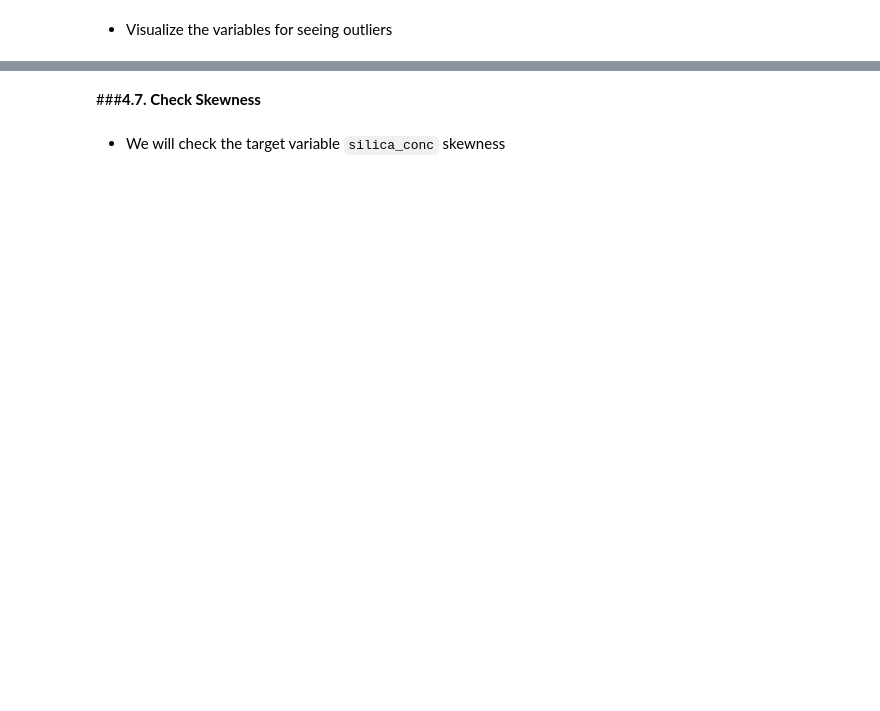
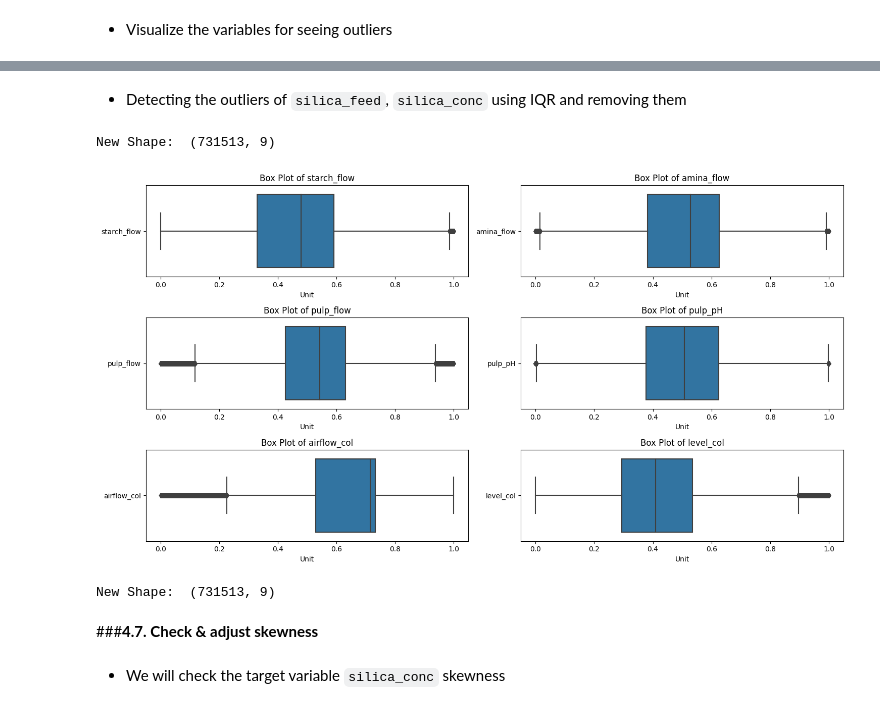
Before and after one commit to ArifAygun/Iron-Ore-Froth-Flotation-Quality-Prediction, a Jupyter notebook: AA_Iron_Ore_Froth_Flotation_Quality_Prediction.ipynb, the cells around one changed output, grey strips where cells are left out. Saved outputs shown, nothing was run; the diff lists cells and outputs as text; code cells hidden in the pictures; blank space fills up the shorter version.

````diff
--- a/AA_Iron_Ore_Froth_Flotation_Quality_Prediction.ipynb
+++ b/AA_Iron_Ore_Froth_Flotation_Quality_Prediction.ipynb
@@ -426,9 +391,0 @@ for i in range(1,5):
-# %%
-q75, q25 = np.percentile(flotation['silica_conc'].dropna(),[75 ,25])
-IQR = q75 - q25
-threshold_values=[]
-for threshold_value in np.arange(1,5,0.5):
-    min_value = q25 - (IQR*threshold_value)
-    max_value = q75 + (IQR*threshold_value)
-    outlier_value_number = len((np.where((flotation['silica_conc'].dropna() > max_value)| (flotation['silica_conc'].dropna() < min_value))[0]))
-    threshold_values.append({'threshold_value': threshold_value,'outlier_value_number': outlier_value_number})
@@ -519,5 +392,74 @@ for variable in variables:
+# %% [markdown]
+- Detecting the outliers  of ```silica_feed```, ```silica_conc``` using IQR and removing them
+# %%
+variables = ["silica_feed", "silica_conc"]
+
+for variable in variables:
+    # Calculate the upper and lower limits
+    Q1 = flotation[variable].quantile(0.25)
+    Q3 = flotation[variable].quantile(0.75)
+    IQR = Q3 - Q1
+    lower = Q1 - 1.5 * IQR
+    upper = Q3 + 1.5 * IQR
+
+    # Create arrays of Boolean values indicating the outlier rows
+    upper_array = np.where(flotation[variable] >= upper)[0]
+    lower_array = np.where(flotation[variable] <= lower)[0]
+
+    # Removing the outliers
+    flotation.drop(index=upper_array, inplace=True)
+    flotation.drop(index=lower_array, inplace=True)
+
+print("New Shape: ", flotation.shape)
+# %% [output]
+New Shape:  (731513, 9)
+# %%
+variables = ["starch_flow", "amina_flow", "pulp_flow",
+             "pulp_pH", "airflow_col", "level_col"]
+fig, axes = plt.subplots(3, 2, figsize=(15, 8))
+
+for i, variable in enumerate(variables):
+    row = i // 2
+    col = i % 2
+
+    # Box plot for the current variable
+    sns.boxplot(data=flotation[[variable]], orient='h', ax=axes[row, col])
+    axes[row, col].set_xlabel('Unit')
+    axes[row, col].set_title('Box Plot of ' + variable)
+
+plt.tight_layout()
+plt.show()
+# %% [output]
+[figure, added]
+# %%
+variables = ["silica_feed", "starch_flow", "amina_flow", "pulp_flow",
+             "pulp_pH", "pulp_density", "airflow_col", "level_col"]
+
+for variable in variables:
+    # Calculate the upper and lower limits
+    Q1 = flotation[variable].quantile(0.25)
+    Q3 = flotation[variable].quantile(0.75)
+    IQR = Q3 - Q1
+    lower = Q1 - 1.5 * IQR
+    upper = Q3 + 1.5 * IQR
+
+    # Create arrays of Boolean values indicating the outlier rows
+    upper_array = np.where(flotation[variable] >= upper)[0]
+    lower_array = np.where(flotation[variable] <= lower)[0]
+
+    # Check if the outlier arrays have elements
+    if upper_array.size > 0 and lower_array.size > 0:
+        # Find common indices between outlier arrays and DataFrame index
+        common_indices = set(upper_array) & set(lower_array)
+
+        # Removing the outliers using common indices
+        flotation.drop(index=common_indices, inplace=True)
+
+print("New Shape: ", flotation.shape)
+# %% [output]
+New Shape:  (731513, 9)
 # %% [markdown]
-###**4.7. Check Skewness**
+###**4.7. Check & adjust skewness**
 # %% [markdown]
 - We will check the target variable ```silica_conc``` skewness
 # %%
````
Also changed, not shown: parts of 22 cells of this notebook.
